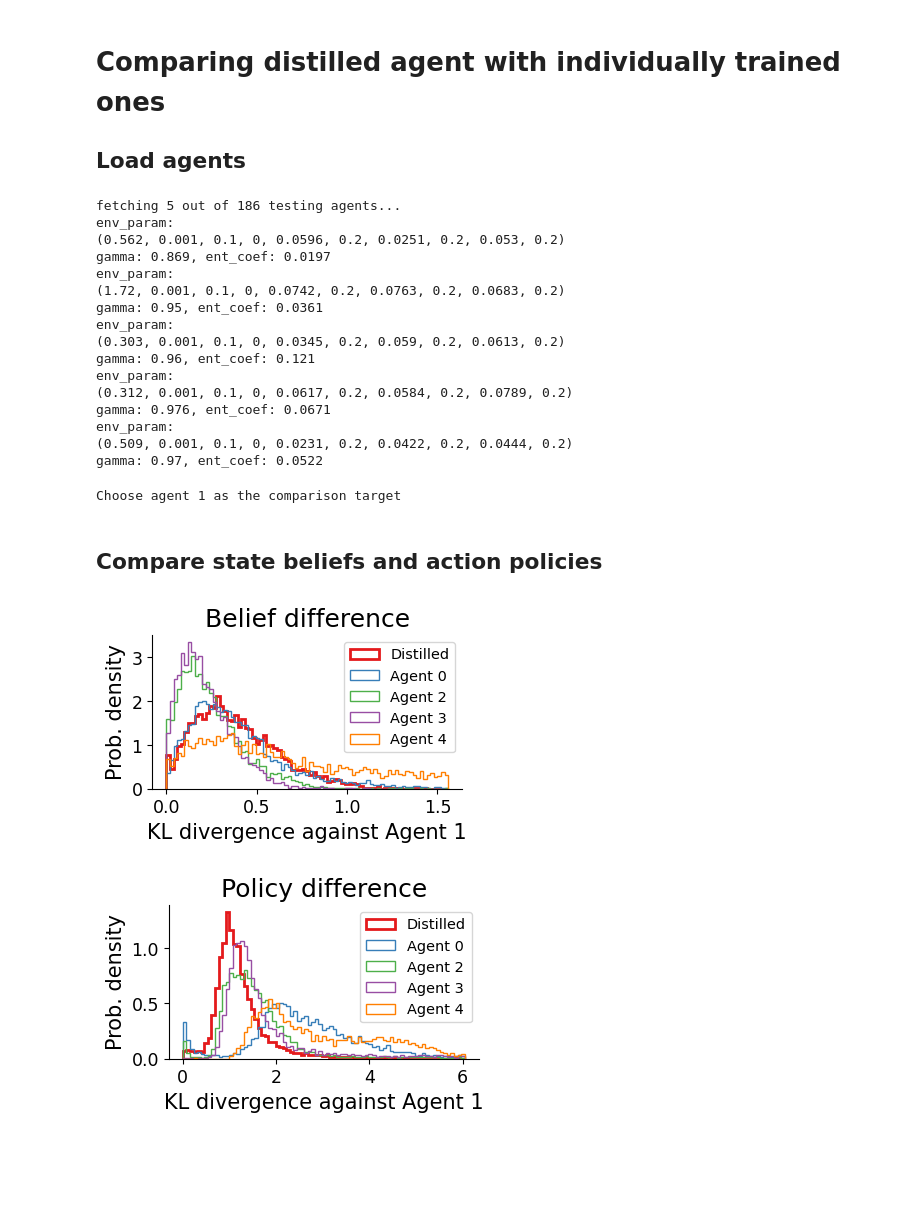
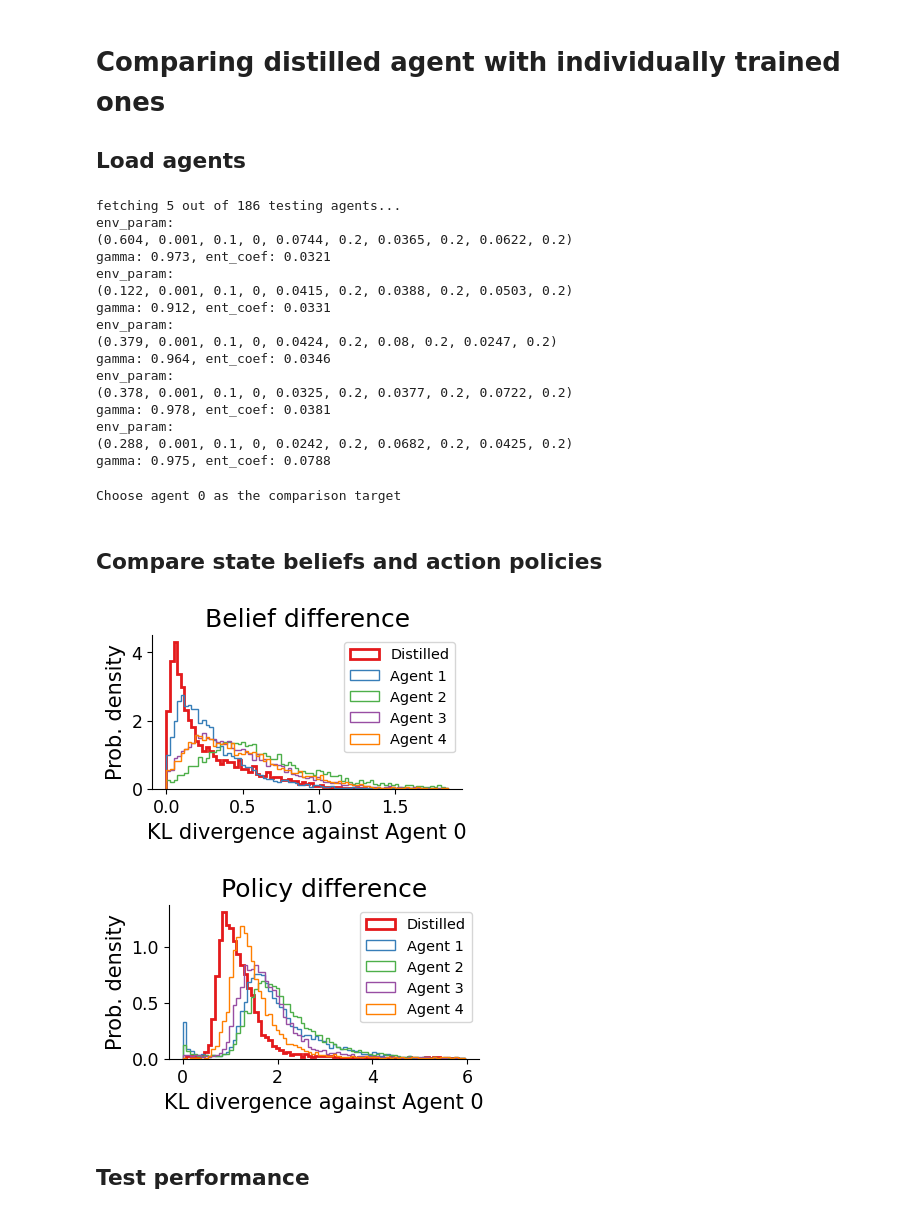
Before and after one commit to XaqLab/hex-arena, a Jupyter notebook: distilled-agent.ipynb, the cells around one changed output. Drawn from its saved outputs; the diff is of its cells as text; code cells hidden in the pictures; blank space fills up the shorter version.

```diff
--- a/distilled-agent.ipynb
+++ b/distilled-agent.ipynb
@@ -30,8 +30,8 @@ keys = [key for key, _ in manager.completed(min_epoch=min_epoch, cond=cond)]
 num_agents = 5
 agents, configs = [], []
 print(f'fetching {num_agents} out of {len(keys)} testing agents...')
-for _ in range(num_agents):
-    key = rng.choice(keys)
+for key in rng.choice(keys, size=num_agents, replace=False):
+    key = rng.choice(keys, replace=False)
     config = manager.configs[key]
     print("env_param:\n("+', '.join(['{:.3g}'.format(x) for x in config.env_param])+")")
     print("gamma: {:.3g}, ent_coef: {:.3g}".format(config.task.gamma, config.task.ent_coef))
@@ -41,20 +41,20 @@ for _ in range(num_agents):
 # %% [output]
 fetching 5 out of 186 testing agents...
 env_param:
-(0.562, 0.001, 0.1, 0, 0.0596, 0.2, 0.0251, 0.2, 0.053, 0.2)
-gamma: 0.869, ent_coef: 0.0197
+(0.604, 0.001, 0.1, 0, 0.0744, 0.2, 0.0365, 0.2, 0.0622, 0.2)
+gamma: 0.973, ent_coef: 0.0321
 env_param:
-(1.72, 0.001, 0.1, 0, 0.0742, 0.2, 0.0763, 0.2, 0.0683, 0.2)
-gamma: 0.95, ent_coef: 0.0361
+(0.122, 0.001, 0.1, 0, 0.0415, 0.2, 0.0388, 0.2, 0.0503, 0.2)
+gamma: 0.912, ent_coef: 0.0331
 env_param:
-(0.303, 0.001, 0.1, 0, 0.0345, 0.2, 0.059, 0.2, 0.0613, 0.2)
-gamma: 0.96, ent_coef: 0.121
+(0.379, 0.001, 0.1, 0, 0.0424, 0.2, 0.08, 0.2, 0.0247, 0.2)
+gamma: 0.964, ent_coef: 0.0346
 env_param:
-(0.312, 0.001, 0.1, 0, 0.0617, 0.2, 0.0584, 0.2, 0.0789, 0.2)
-gamma: 0.976, ent_coef: 0.0671
+(0.378, 0.001, 0.1, 0, 0.0325, 0.2, 0.0377, 0.2, 0.0722, 0.2)
+gamma: 0.978, ent_coef: 0.0381
 env_param:
-(0.509, 0.001, 0.1, 0, 0.0231, 0.2, 0.0422, 0.2, 0.0444, 0.2)
-gamma: 0.97, ent_coef: 0.0522
+(0.288, 0.001, 0.1, 0, 0.0242, 0.2, 0.0682, 0.2, 0.0425, 0.2)
+gamma: 0.975, ent_coef: 0.0788
 # %%
 import torch
 from jarvis.config import Config
@@ -69,7 +69,8 @@ agent = DistilledBeliefAgent(
 )
 agent.load_state_dict(saved['state_dict'])
 # %%
-idx = rng.choice(num_agents)
+# idx = rng.choice(num_agents)
+idx = 0
 config = configs[idx]
 t_agent = agents[idx]
 c_agents = [agents[i] for i in range(num_agents) if i!=idx]
@@ -79,7 +80,7 @@ print(f'Choose agent {idx} as the comparison target')
 
 colors = plt.get_cmap('Set1').colors[:num_agents]
 # %% [output]
-Choose agent 1 as the comparison target
+Choose agent 0 as the comparison target
 # %% [markdown]
 ## Compare state beliefs and action policies
 # %%
@@ -135,21 +136,23 @@ for i in range(num_agents):
 # %%
 for k in range(2):
     if k==0:
         _vals = state_kls
         title = 'Belief difference'
-        bins = np.linspace(0, 1.5+rng.normal()*0.05, 80)
+        bins = np.linspace(0, 2+rng.normal()*0.05, 80)
     if k==1:
         _vals = action_kls
         title = 'Policy difference'
         bins = np.linspace(0, 6+rng.normal()*0.1, 80)
     _, ax = plt.subplots(figsize=(4, 2))
     for i in range(num_agents):
         ax.hist(_vals[i], bins, density=True, histtype='step', color=colors[i], linewidth=2 if i==0 else 1)
     ax.legend(['Distilled']+[f'Agent {i}' for i in range(num_agents) if i!=idx], fontsize='x-small')
     ax.set_xlabel(f'KL divergence against Agent {idx}')
     ax.set_ylabel('Prob. density')
     ax.set_title(title)
 plt.show()
 # %% [output]
-[figure, old version]
+[figure, new version]
-[figure, old version]
+[figure, new version]
+# %% [markdown]
+## Test performance
```
Also changed, not shown: parts of 2 cells of this notebook.
